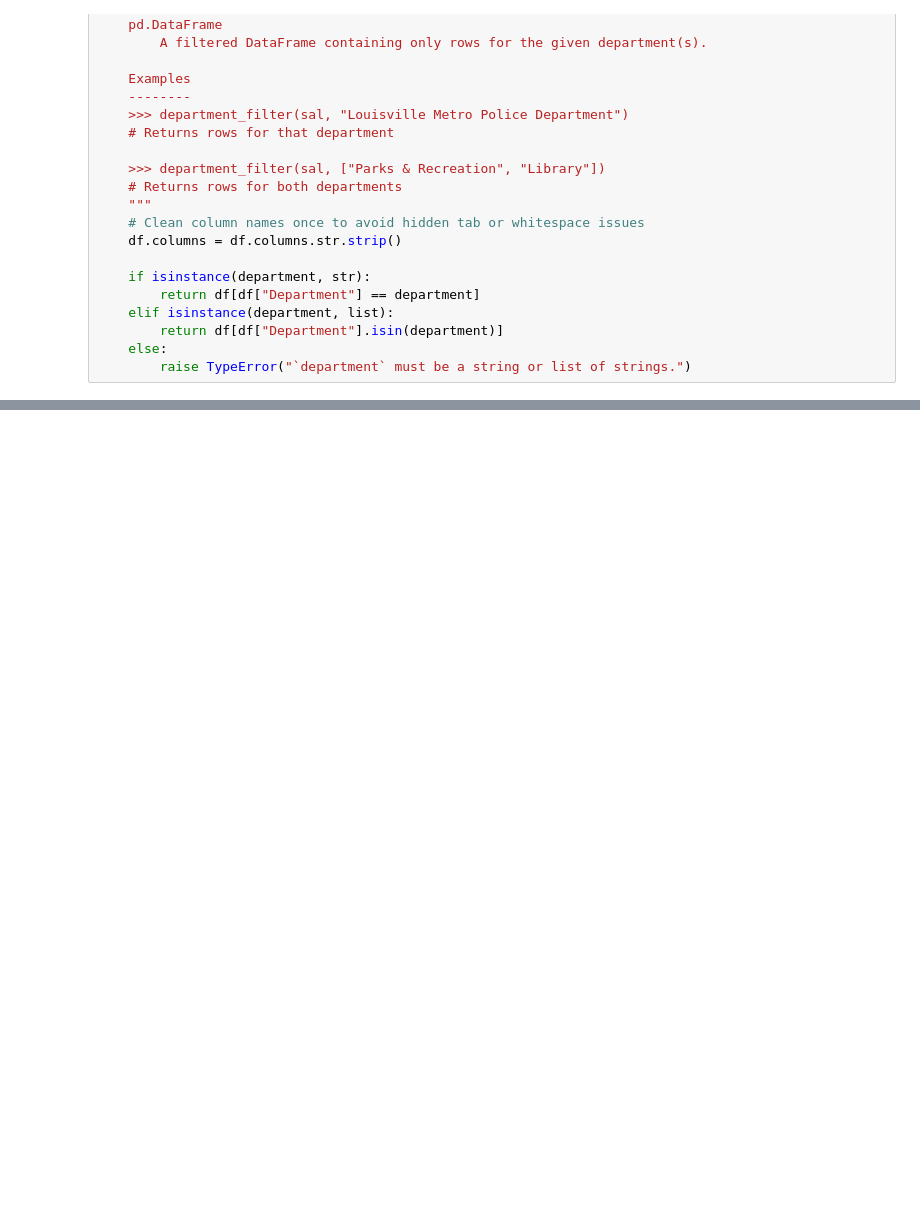
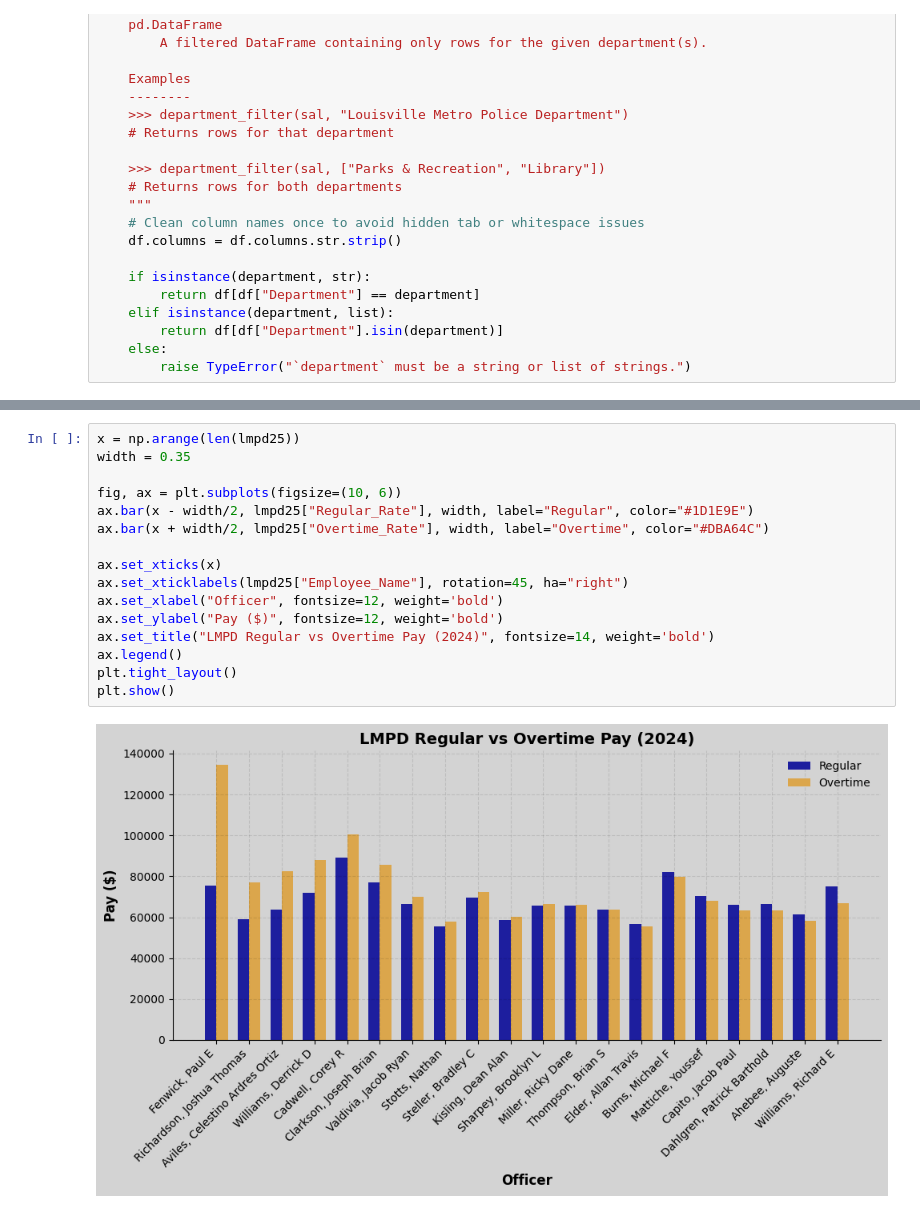
Before and after one commit to dmorton714/Louisville_stats, a Jupyter notebook: SalStudy/sal.ipynb, the cells around one changed output, grey strips where cells are left out. Drawn from its saved outputs; the diff is of its cells as text; blank space fills up the shorter version.

```diff
--- a/SalStudy/sal.ipynb
+++ b/SalStudy/sal.ipynb
@@ -394,0 +494,18 @@ lmpd25.head(20)
+# %%
+x = np.arange(len(lmpd25))
+width = 0.35
+
+fig, ax = plt.subplots(figsize=(10, 6))
+ax.bar(x - width/2, lmpd25["Regular_Rate"], width, label="Regular", color="#1D1E9E")
+ax.bar(x + width/2, lmpd25["Overtime_Rate"], width, label="Overtime", color="#DBA64C")
+
+ax.set_xticks(x)
+ax.set_xticklabels(lmpd25["Employee_Name"], rotation=45, ha="right")
+ax.set_xlabel("Officer", fontsize=12, weight='bold')
+ax.set_ylabel("Pay ($)", fontsize=12, weight='bold')
+ax.set_title("LMPD Regular vs Overtime Pay (2024)", fontsize=14, weight='bold')
+ax.legend()
+plt.tight_layout()
+plt.show()
+# %% [output]
+[figure, added]
```
Also changed, not shown: parts of 10 cells of this notebook, 5 other files.
